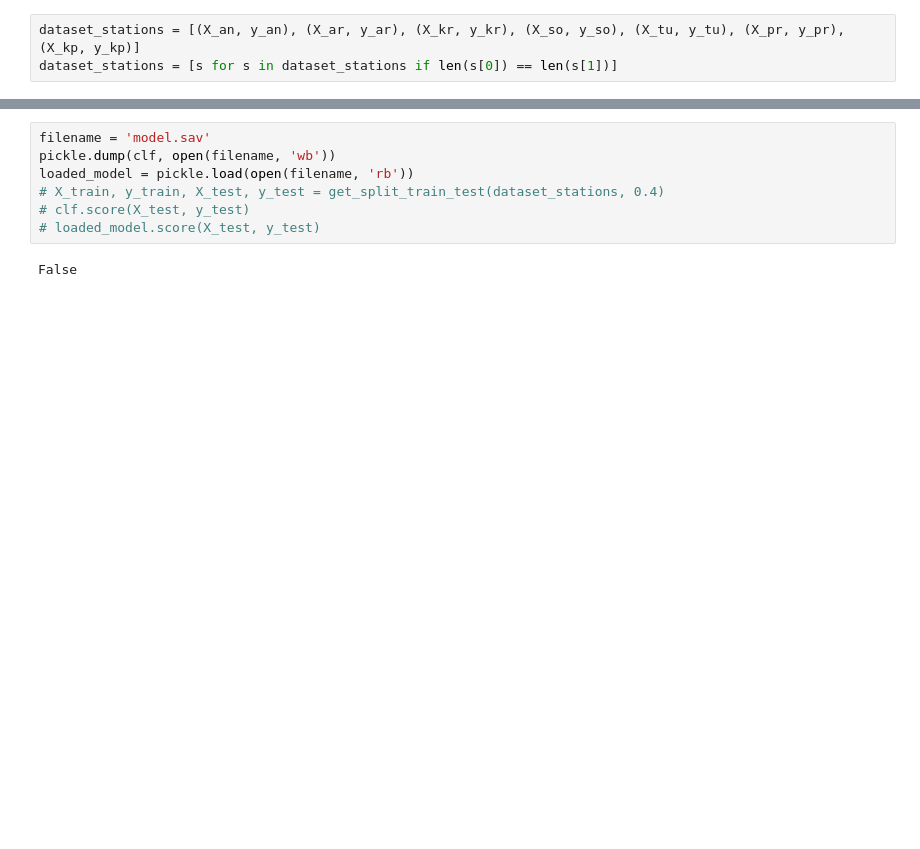
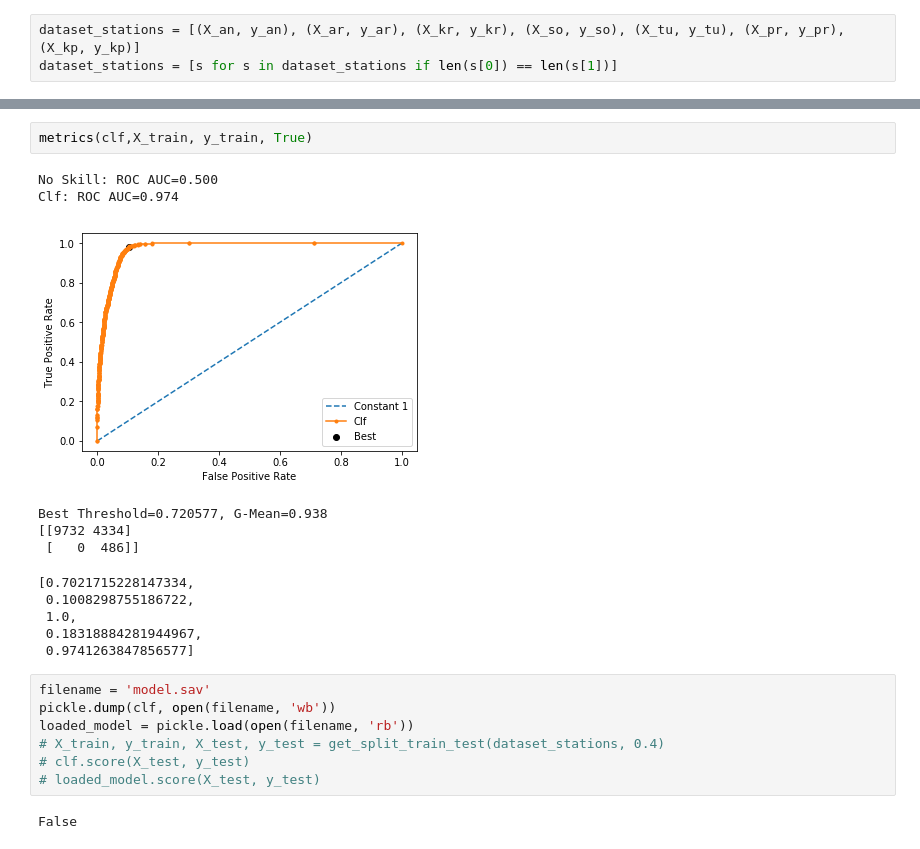
Before and after one commit to yeahartem/Wind, a Jupyter notebook: stations_dataset.ipynb, the cells around one changed output, grey strips where cells are left out. Drawn from its saved outputs; the diff is of its cells as text; blank space fills up the shorter version.

```diff
--- a/stations_dataset.ipynb
+++ b/stations_dataset.ipynb
@@ -302,3 +122,17 @@ roc_auc 0.63986763877246  +-  0.04255338570767176
+# %%
+metrics(clf,X_train, y_train, True)
+# %% [output]
+No Skill: ROC AUC=0.500
+Clf: ROC AUC=0.974
+[figure, added]
+Best Threshold=0.720577, G-Mean=0.938
+[[9732 4334]
+ [   0  486]]
+[0.7021715228147334,
+ 0.1008298755186722,
+ 1.0,
+ 0.18318884281944967,
+ 0.9741263847856577]
 # %%
 filename = 'model.sav'
 pickle.dump(clf, open(filename, 'wb'))
```
Also changed, not shown: parts of 17 cells of this notebook, 2 other files.
